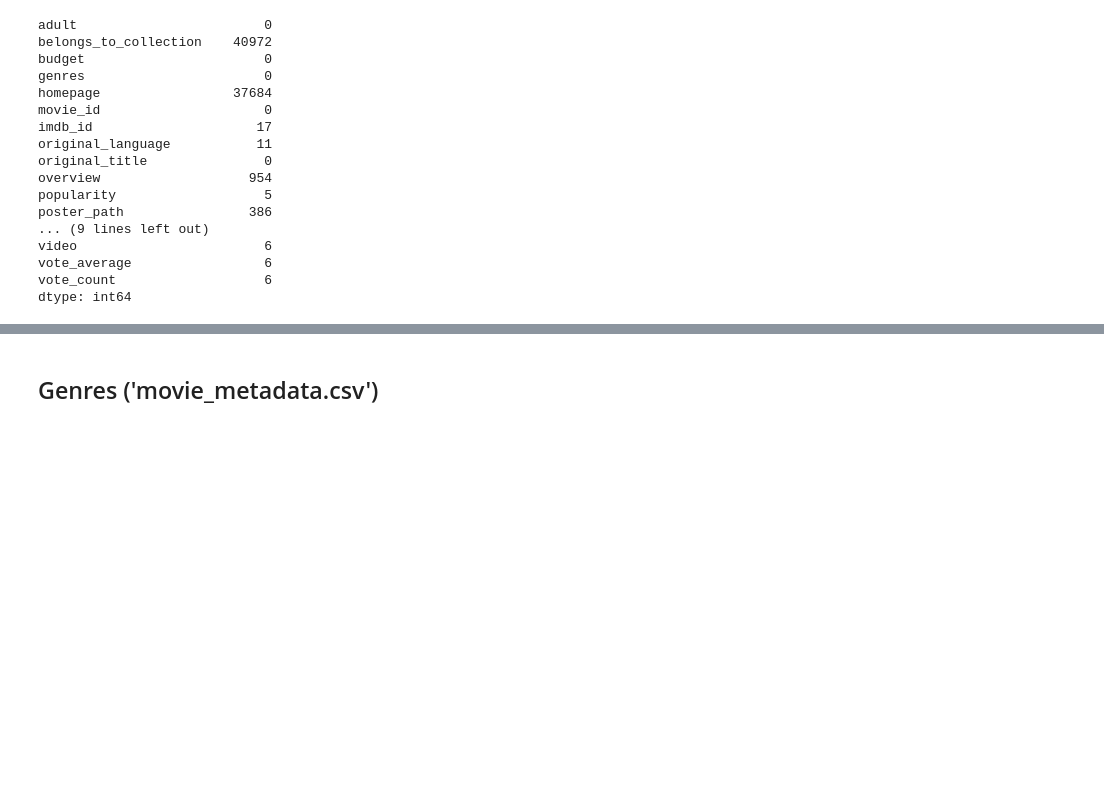
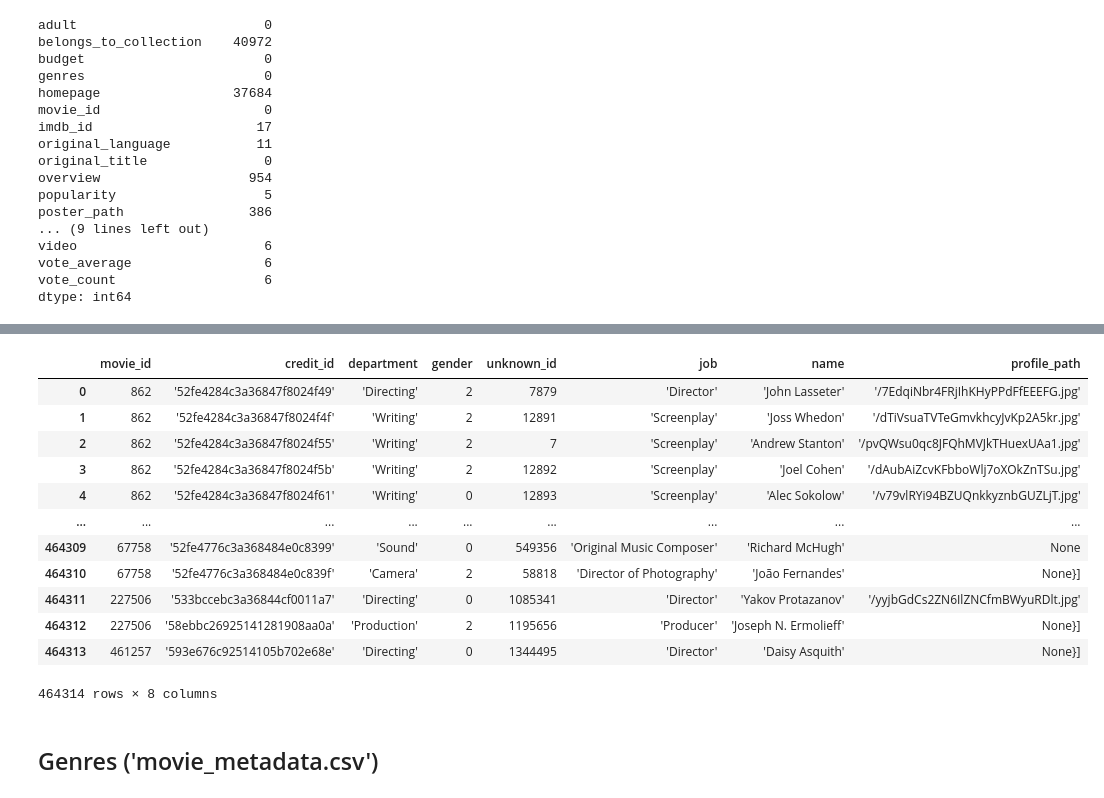
Before and after one commit to jingyun0312/DataSource_Movie, a Jupyter notebook: movie.ipynb, the cells around one changed output, grey strips where cells are left out. Cells and saved outputs as stored; diff of their text form; code cells hidden in the pictures; blank space fills up the shorter version.

```diff
--- a/movie.ipynb
+++ b/movie.ipynb
@@ -236,0 +283,34 @@ dtype: int64
+# %%
+for index, list in enumerate(split_1):
+    if list != ['[]']:
+        for split in list:
+            split_2 = split.split(", '")
+            # print(split_2[1])
+            new_row = []
+            new_row.append(movie_id[index])
+
+            for small_split in split_2:
+                split_3 = small_split.split(':')
+                # print(split_3)
+                # print(split_3[1])
+                if len(split_3) == 2:
+                    new_row.append(split_3[1])
+    #             # print(new_row)
+            data_crew.append(new_row)
+            # print(new_row)
+df_cast_real = pd.DataFrame(data_crew, columns=['movie_id', 'credit_id', 'department','gender', 'unknown_id', 'job', 'name', 'profile_path'])
+df_cast_real
+# %% [output]
+|  | movie_id | credit_id | department | gender | unknown_id | job | name | profile_path |
+| 0 | 862 | '52fe4284c3a36847f8024f49' | 'Directing' | 2 | 7879 | 'Director' | 'John Lasseter' | '/7EdqiNbr4FRjIhKHyPPdFfEEEFG.jpg' |
+| 1 | 862 | '52fe4284c3a36847f8024f4f' | 'Writing' | 2 | 12891 | 'Screenplay' | 'Joss Whedon' | '/dTiVsuaTVTeGmvkhcyJvKp2A5kr.jpg' |
+| 2 | 862 | '52fe4284c3a36847f8024f55' | 'Writing' | 2 | 7 | 'Screenplay' | 'Andrew Stanton' | '/pvQWsu0qc8JFQhMVJkTHuexUAa1.jpg' |
+| 3 | 862 | '52fe4284c3a36847f8024f5b' | 'Writing' | 2 | 12892 | 'Screenplay' | 'Joel Cohen' | '/dAubAiZcvKFbboWlj7oXOkZnTSu.jpg' |
+| 4 | 862 | '52fe4284c3a36847f8024f61' | 'Writing' | 0 | 12893 | 'Screenplay' | 'Alec Sokolow' | '/v79vlRYi94BZUQnkkyznbGUZLjT.jpg' |
+| ... | ... | ... | ... | ... | ... | ... | ... | ... |
+| 464309 | 67758 | '52fe4776c3a368484e0c8399' | 'Sound' | 0 | 549356 | 'Original Music Composer' | 'Richard McHugh' | None |
+| 464310 | 67758 | '52fe4776c3a368484e0c839f' | 'Camera' | 2 | 58818 | 'Director of Photography' | 'João Fernandes' | None}] |
+| 464311 | 227506 | '533bccebc3a36844cf0011a7' | 'Directing' | 0 | 1085341 | 'Director' | 'Yakov Protazanov' | '/yyjbGdCs2ZN6IlZNCfmBWyuRDlt.jpg' |
+| 464312 | 227506 | '58ebbc26925141281908aa0a' | 'Production' | 2 | 1195656 | 'Producer' | 'Joseph N. Ermolieff' | None}] |
+| 464313 | 461257 | '593e676c92514105b702e68e' | 'Directing' | 0 | 1344495 | 'Director' | 'Daisy Asquith' | None}] |
+464314 rows × 8 columns
```
Also changed, not shown: parts of 50 cells of this notebook.
